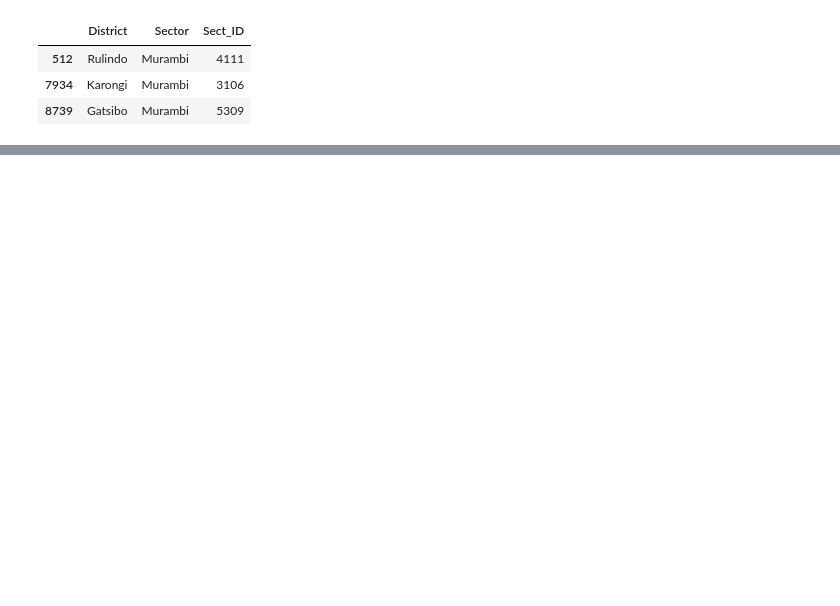
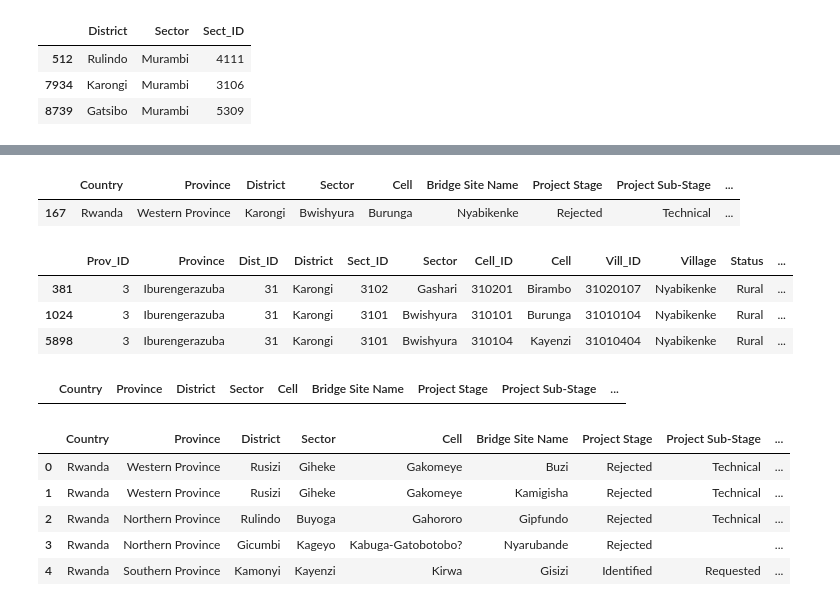
Before and after one commit to BloomTech-Labs/bridges-to-prosperity-ds-b, a Jupyter notebook: notebooks/Match_village_ids.ipynb, the cells around one changed output, grey strips where cells are left out. Cells and saved outputs as stored; diff of their text form; code cells hidden in the pictures; blank space fills up the shorter version.

```diff
--- a/notebooks/Match_village_ids.ipynb
+++ b/notebooks/Match_village_ids.ipynb
@@ -802,6 +807,8 @@ df.tail()
 sect_key = names_codes[['District','Sector','Sect_ID']].drop_duplicates('Sect_ID')
 
 cell_key = names_codes[['District','Sector','Cell','Sect_ID','Cell_ID']].drop_duplicates('Cell_ID')
+
+vill_key = names_codes[['District','Sector','Cell','Village','Sect_ID','Cell_ID','Vill_ID']].drop_duplicates('Vill_ID')
 # %%
 sect_key[sect_key.Sector == 'Murambi']
 # %% [output]
@@ -1078,0 +1081,3 @@ names_codes[names_codes.District == 'Rulindo'][names_codes['Sector'] == 'Murambi
+# %%
+vill_key[['Sect_ID','Cell_ID','Vill_ID']] = vill_key[['Sect_ID','Cell_ID','Vill_ID']].apply(pd.to_numeric)
+#cell_key = cell_key.astype(int)
@@ -1082,6 +1118,10 @@ names_codes[names_codes.District == 'Rulindo'][names_codes['Sector'] == 'Murambi
 df.loc[62, 'Sector'] = 'Gahengeri'
 df.loc[62, 'Cell'] = 'Runyinya'
 df.loc[62, 'Village'] = 'Karambo'
+
+df.loc[492, 'Sector'] = 'Katabagemu'
+df.loc[492, 'Cell'] = 'Bayigaburire'
+df.loc[492, 'Village'] = '?'
 
 df.loc[277, 'Sector'] = 'Remera'
 df.loc[277, 'Cell'] = 'Kinunga'
@@ -1102,12 +1142,6 @@ df.loc[556, 'Village'] = 'Gahama'
 df.loc[979, 'Sector'] = 'Ruhuha'
 df.loc[979, 'Cell'] = 'Kindama'
 df.loc[979, 'Village'] = 'Kibaza'
-
-df.loc[454, 'Sector_ID'] = 241305
-df.loc[454, 'Cell'] = 'Nyangazi'
-df.loc[454, 'Cell_ID'] = 241305
-df.loc[454, 'Village'] = 'Kanyiramana'
-df.loc[454, 'Village_ID'] = 2995
 
 df.loc[511, 'Sector'] = 'Mahembe'
 df.loc[511, 'Cell'] = 'Nyagatare'
@@ -1170,31 +1204,3 @@ df.loc[574, 'Sector'] = 'Mushubi'
 df.loc[892, 'Sector'] = 'Gisozi'
 df.loc[892, 'Cell'] = 'Ruhango'
 df.loc[892, 'Village'] = 'Ntora'
-# %%
-# for these, we really just need the ids, so lets search the hyphenated values and identify the correct cell ID
-# once we've identified the ID we can search the entries with the same ID for corresponding villages
-
-for i in df.index:
-  x = df.Cell[i]
-  cellscore1, cellscore2, cellmatch1, cellmatch2, word = get_similar_hyphenated(x,gov_cell)
-  villscore1, villscore2, villmatch1, villmatch2, word = get_similar_hyphenated(x,gov_vill)
-
-  if 100 > cellscore1 and 100 > cellscore 2 and x is not "" and "-" in x:
-
-    # search the dataset by district and sector, then loop through the cell values and pick whatever's closest above 70% simililarity
-    possible_rows = names_codes[names_codes['District']==df.District[i]][names_codes['Sector']==df.Sector[i]]
-    unique_possible_cells = possible_rows['Cell'].unique()
-    high = 0
-    hiword = ""
-    for cell in unique_possible_cells:
-      score = fuzz.ratio(cell, x)
-      if score > high:
-        high = score
-        hiword = cell
-
-    if high > 70:
-      df.loc[i, 'Cell'] = hiword
-
-    else:
-      print(i)
-      print( f'{word} - {cellmatch1}-{villmatch1}: {cellscore1}-{villscore1}% similarity')
@@ -1215,0 +1811,12 @@ Karushuga? - Bushoga-Karuhuga: 71-88% similarity
+# %%
+df.loc[[167]]
+# %% [output]
+|  | Country | Province | District | Sector | Cell | Bridge Site Name | Project Stage | Project Sub-Stage | ... |
+| 167 | Rwanda | Western Province | Karongi | Bwishyura | Burunga | Nyabikenke | Rejected | Technical | ... |
+# %%
+names_codes[names_codes.District == 'Karongi'][names_codes['Village'] == 'Nyabikenke']
+# %% [output]
+|  | Prov_ID | Province | Dist_ID | District | Sect_ID | Sector | Cell_ID | Cell | Vill_ID | Village | Status | ... |
+| 381 | 3 | Iburengerazuba | 31 | Karongi | 3102 | Gashari | 310201 | Birambo | 31020107 | Nyabikenke | Rural | ... |
+| 1024 | 3 | Iburengerazuba | 31 | Karongi | 3101 | Bwishyura | 310101 | Burunga | 31010104 | Nyabikenke | Rural | ... |
+| 5898 | 3 | Iburengerazuba | 31 | Karongi | 3101 | Bwishyura | 310104 | Kayenzi | 31010404 | Nyabikenke | Rural | ... |
@@ -1215,0 +1890,4 @@ Karushuga? - Bushoga-Karuhuga: 71-88% similarity
+# %%
+df[df.Village_ID == 2995]
+# %% [output]
+|  | Country | Province | District | Sector | Cell | Bridge Site Name | Project Stage | Project Sub-Stage | ... |
@@ -1215,0 +1896,9 @@ Karushuga? - Bushoga-Karuhuga: 71-88% similarity
+# %%
+df.head()
+# %% [output]
+|  | Country | Province | District | Sector | Cell | Bridge Site Name | Project Stage | Project Sub-Stage | ... |
+| 0 | Rwanda | Western Province | Rusizi | Giheke | Gakomeye | Buzi | Rejected | Technical | ... |
+| 1 | Rwanda | Western Province | Rusizi | Giheke | Gakomeye | Kamigisha | Rejected | Technical | ... |
+| 2 | Rwanda | Northern Province | Rulindo | Buyoga | Gahororo | Gipfundo | Rejected | Technical | ... |
+| 3 | Rwanda | Northern Province | Gicumbi | Kageyo | Kabuga-Gatobotobo? | Nyarubande | Rejected |  | ... |
+| 4 | Rwanda | Southern Province | Kamonyi | Kayenzi | Kirwa | Gisizi | Identified | Requested | ... |
```
Also changed, not shown: parts of 24 cells of this notebook.
